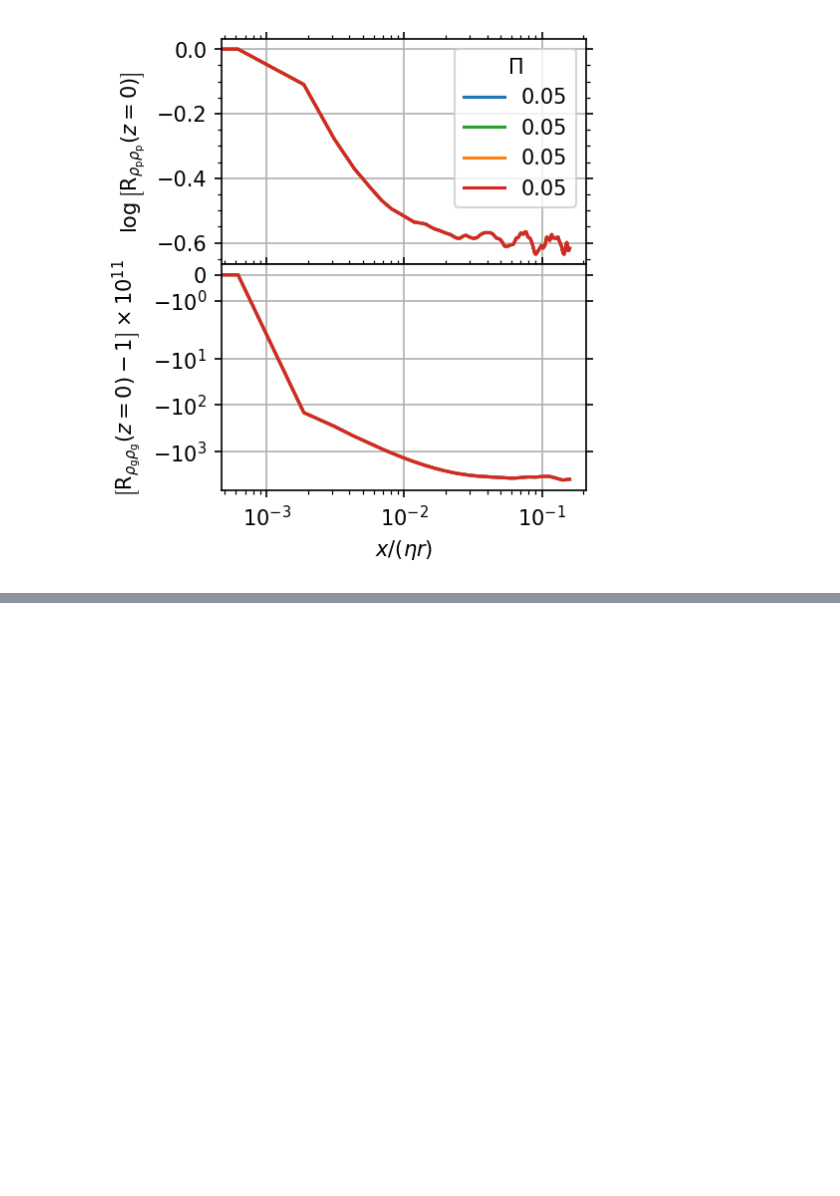
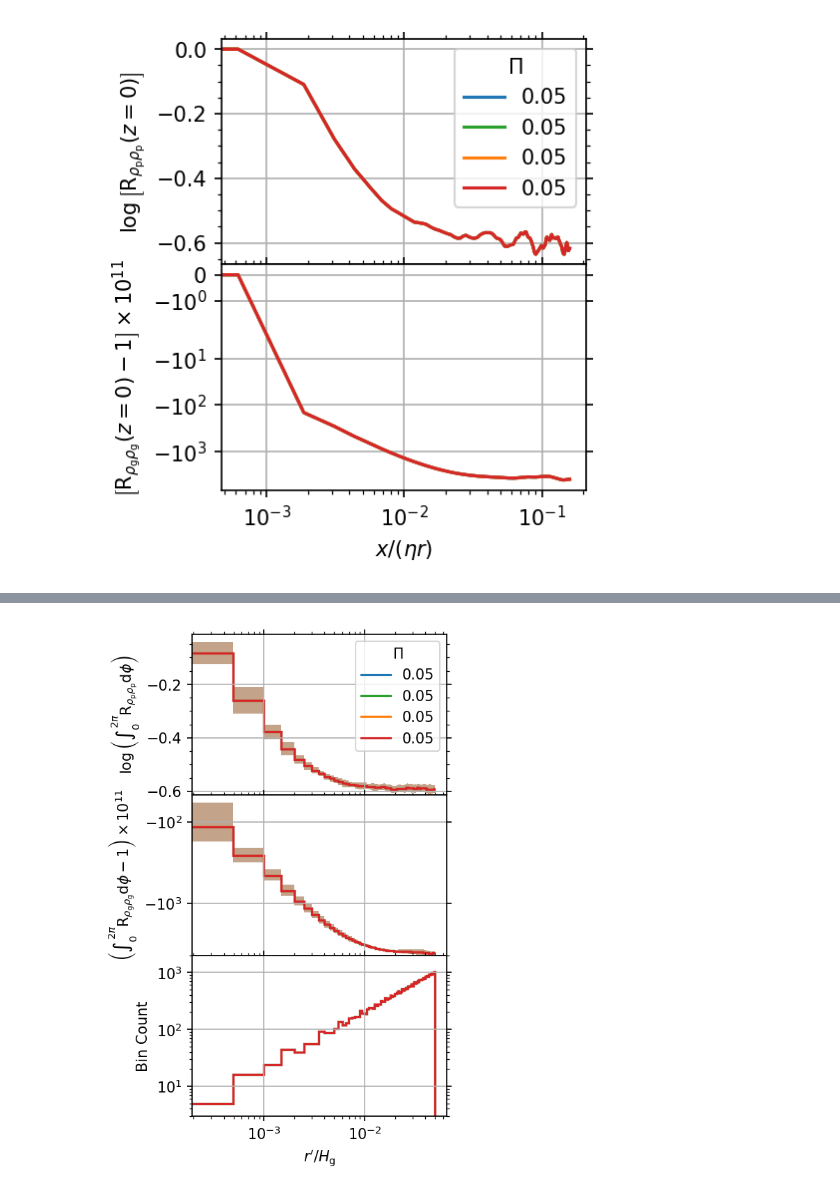
Before and after one commit to sabaronett/streaming-instability, a Jupyter notebook: ipynb/ACF.ipynb, the cells around one changed output, grey strips where cells are left out. Saved outputs shown, nothing was run; the diff lists cells and outputs as text; code cells hidden in the pictures; blank space fills up the shorter version.

```diff
--- a/ipynb/ACF.ipynb
+++ b/ipynb/ACF.ipynb
@@ -303,3 +293,96 @@ AB/0.05: Processing...
+# %%
+import sys
+sys.path.insert(0, '/home/stanley/bitbucket/ccyang/athena-dust/vis/python')
+import athena_read
+import matplotlib.pyplot as plt
+import numpy as np
+from scipy import fftpack, stats
+
+def norms(xv, zv, pole):
+    rv = np.zeros((len(zv), len(xv)))
+    for i, z in enumerate(zv):
+        for j, x in enumerate(xv):
+            rv[i][j] = np.sqrt((x - pole[0])**2 + (z - pole[1])**2)
+    return rv
+
+fig, axs = plt.subplots(3, sharex=True, figsize=(3.15, 6), dpi=150)
+workdir = '../unstrat'
+case = 'AB'
+Pis = [['0.05', 'tab:blue'], ['0.05', 'tab:green'],
+       ['0.05', 'tab:orange'], ['0.05', 'tab:red']]
+res = 256
+bins = 100
+
+for i, Pi in enumerate(Pis):
+    # Collect parameters and plot densities
+    # print(f'{case}/{Pi[0]}: Processing...', flush=True)
+    path = f'{workdir}/{case}/{Pi[0]}/{res}'
+    athinput = athena_read.athinput(f'{path}/athinput.si')
+    c_s = athinput['hydro']['iso_sound_speed']
+    etar = float(Pi[0])*c_s
+    data = athena_read.athdf(f'{path}/athdf/SI.out1.00100.athdf')
+    xv, zv = data['x1v'], data['x2v']
+    left, right = xv[-1]/res, 1.32*xv[-1]
+    x0, z0 = int(len(xv)/2), int(len(zv)/2)
+    pole = (xv[x0], zv[z0])
+    rv = norms(xv, zv, pole).ravel()
+    indices = np.where(rv > xv[-1])[0]
+    rv = np.delete(rv, indices)
+    ft = fftpack.fft2(data['rhop'][0])
+    ac = fftpack.ifft2(ft*np.conjugate(ft)).real
+    norm = ac/ac[0][0]
+    shift = fftpack.fftshift(norm)
+    log = np.log10(shift).ravel()
+    log = np.delete(log, indices)
+    dust_means, bin_edges, binnumnber = stats.binned_statistic(rv,
+        log, statistic='mean', bins=bins)
+    dust_stds, bin_edges, binnumnber = stats.binned_statistic(rv,
+        log, statistic='std', bins=bins)
+    dust_highs = dust_means + dust_stds
+    dust_lows = dust_means - dust_stds
+    ft = fftpack.fft2(data['rho'][0])
+    ac = fftpack.ifft2(ft*np.conjugate(ft)).real
+    norm = ac/ac[0][0]
+    shift = fftpack.fftshift(norm)
+    offset = (shift.ravel() - 1)*1e11
+    offset = np.delete(offset, indices)
+    gas_means, bin_edges, binnumnber = stats.binned_statistic(rv,
+        offset, statistic='mean', bins=bins)
+    gas_stds, bin_edges, binnumnber = stats.binned_statistic(rv,
+        offset, statistic='std', bins=bins)
+    gas_highs = gas_means + gas_stds
+    gas_lows = gas_means - gas_stds
+    bin_counts, bin_edges, binnumnber = stats.binned_statistic(rv,
+        rv, statistic='count', bins=bins)
+
+    axs[0].stairs(dust_means, bin_edges, baseline=float('-inf'),
+                  color=Pi[1], lw=1.5, label=Pi[0])
+    axs[0].stairs(dust_highs, bin_edges, baseline=dust_lows, fill=True,
+                                 color=Pi[1], alpha=0.2)
+    axs[1].stairs(gas_means, bin_edges, baseline=float('-inf'),
+                  color=Pi[1], lw=1.5)
+    axs[1].stairs(gas_highs, bin_edges, baseline=gas_lows, fill=True,
+                                 color=Pi[1], alpha=0.2)
+    axs[2].stairs(bin_counts, bin_edges, color=Pi[1], lw=1.5)
+    # print(f'\tdone.', flush=True)
+
+for ax in axs.flat:
+    ax.grid()
+    ax.label_outer()
+    ax.minorticks_on()
+    ax.tick_params(axis='both', which='both', top=True, right=True)
+
+# Format and save figure
+axs[0].legend(title=r'$\Pi$')
+axs[0].set(ylabel=r'$\log\left(\int_0^{2\pi}\mathrm{R}_{\rho_\mathrm{p}\rho_\mathrm{p}}\mathrm{d}\phi\right)$')
+axs[1].set(yscale='symlog',
+           ylabel=r'$\left(\int_0^{2\pi}\mathrm{R}_{\rho_\mathrm{g}\rho_\mathrm{g}}\mathrm{d}\phi-1\right)\times10^{11}$')
+axs[2].set(xlim=(left, right), ylim=(3, 2e3), xscale='log', yscale='log',
+           xlabel=r'$r^\prime/H_\mathrm{g}$', ylabel=r'Bin Count')
+plt.subplots_adjust(hspace=0)
+# plt.savefig(f'figs/{case}_Rs_rad-prof.pdf', bbox_inches='tight', pad_inches=0.01)
+# %% [output]
+[figure, added]
 # %%
 # UNSCALE BY etar UNTIL WE'RE SATISFIED W/ RESULTS
 # FIX XLIM/YLIM ISSUES
```
Also changed, not shown: parts of 16 cells of this notebook.
